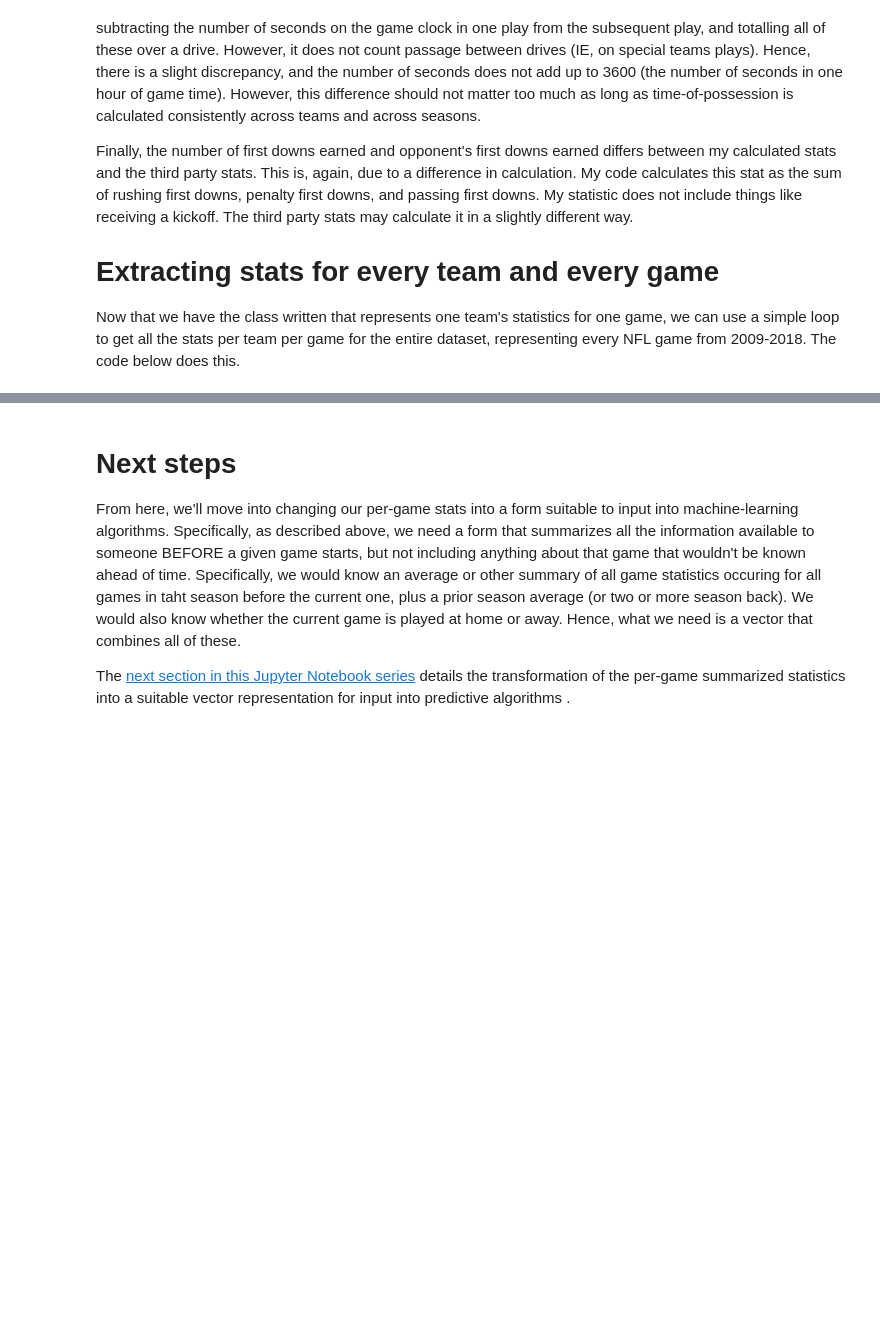
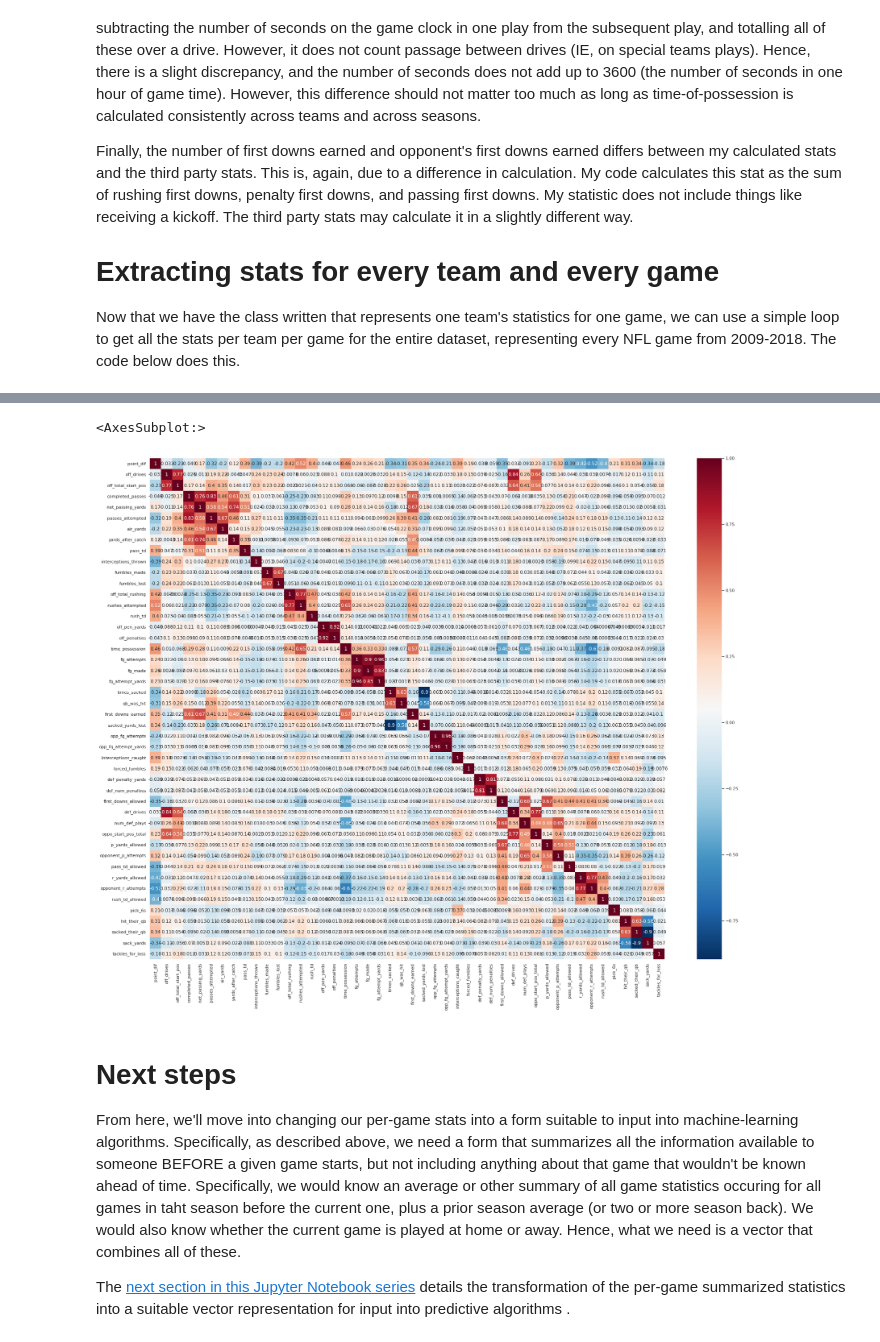
Before and after one commit to jswannac/NFL_Prediction_Step_by_Step, a Jupyter notebook: 2.NFL_Game_Data_Extraction.ipynb, the cells around one changed output, grey strips where cells are left out. Drawn from its saved outputs; the diff is of its cells as text; code cells hidden in the pictures; blank space fills up the shorter version.

Commit message:
Added correlation heatmap in section 2

```diff
--- a/2.NFL_Game_Data_Extraction.ipynb
+++ b/2.NFL_Game_Data_Extraction.ipynb
@@ -453,3 +459,18 @@ How many seconds to extract all features? 99.89124035835266
+# %%
+import seaborn as sns
+
+corr_df = per_game_stats.drop(["game_id", "game_date", "team", "season",
+                              "is_home_team"], axis=1)
+corr = corr_df.corr()
+sns.set(rc={"figure.figsize": (30, 24)})
+sns.heatmap(corr,
+                xticklabels=corr_df.columns,
+                yticklabels=corr_df.columns,
+                annot=True,
+                cmap="RdBu_r")
+# %% [output]
+<AxesSubplot:>
+[figure, added]
 # %% [markdown]
 # Next steps
 From here, we'll move into changing our per-game stats into a form suitable to input into machine-learning algorithms. Specifically, as described above, we need a form that summarizes all the information available to someone BEFORE a given game starts, but not including anything about that game that wouldn't be known ahead of time. Specifically, we would know an average or other summary of all game statistics occuring for all games in taht season before the current one, plus a prior season average (or two or more season back). We would also know whether the current game is played at home or away. Hence, what we need is a vector that combines all of these.
```
Also changed, not shown: parts of 2 cells of this notebook.
